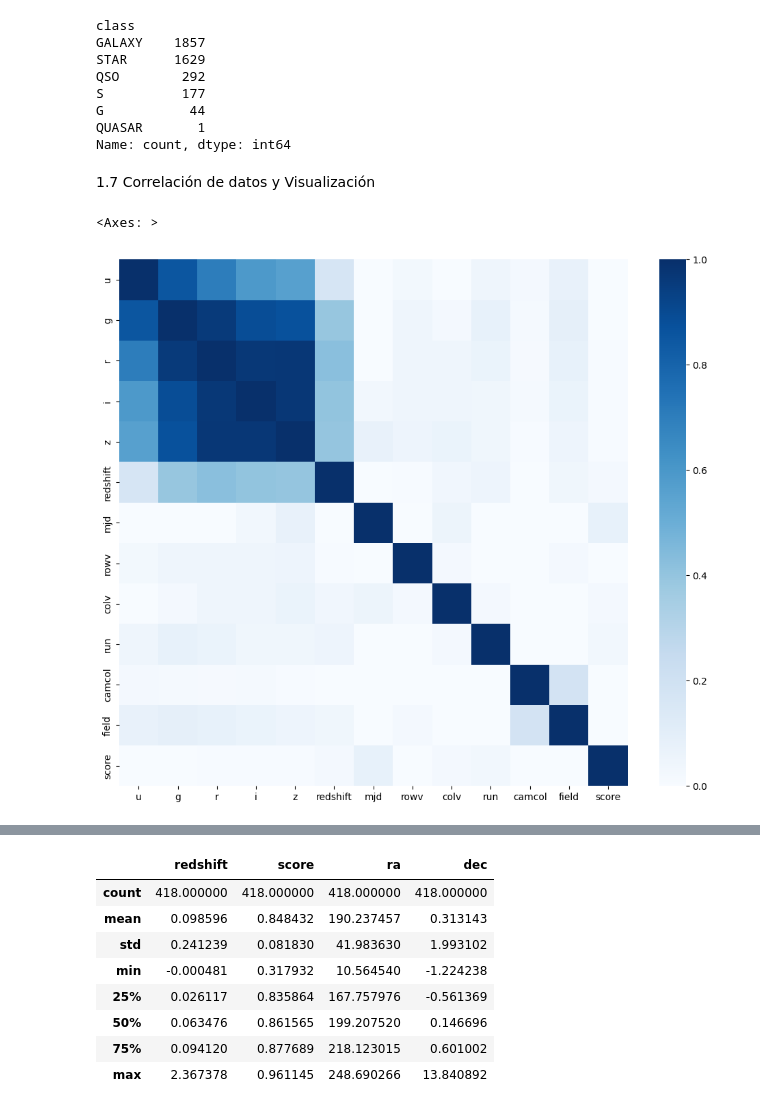
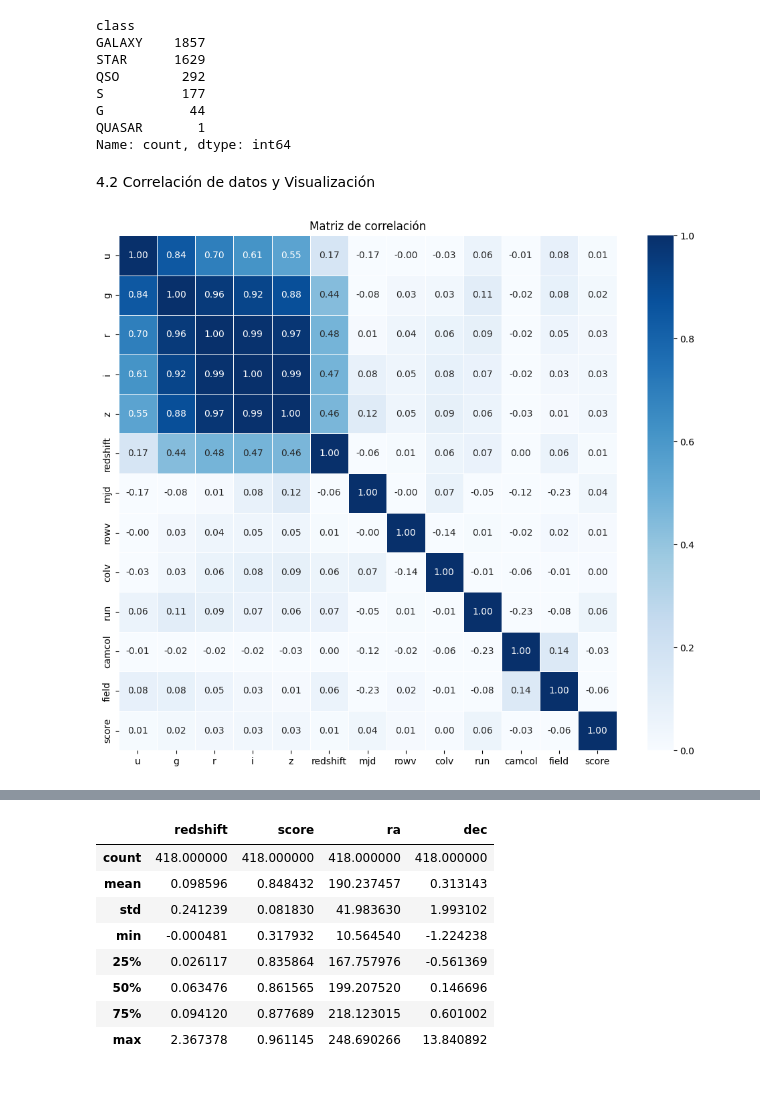
Before and after one commit to Paulina-A-V/Laboratorio, a Jupyter notebook: notebook lab 1.ipynb, the cells around one changed output, grey strips where cells are left out. Drawn from its saved outputs; the diff is of its cells as text; code cells hidden in the pictures.

```diff
--- a/notebook lab 1.ipynb
+++ b/notebook lab 1.ipynb
@@ -164,15 +248,26 @@ G           44
 QUASAR       1
 Name: count, dtype: int64
 # %% [markdown]
-1.7 Correlación de datos y Visualización
+4.2 Correlación de datos y Visualización
-# %%
-#Correlación de intensidad de luz capturada en los diferentes filtros de color
-features = ["u","g","r","i","z","redshift","mjd","rowv","colv", "run","camcol","field","score"]
-plt.figure(figsize=(12, 10))
-sns.heatmap(data[features].corr(), cmap="Blues", vmin=0, vmax=1)
-# %% [output]
-<Axes: >
-[figure, removed]
+# %%
+features = ["u", "g", "r", "i", "z", "redshift", "mjd", "rowv", "colv", "run", "camcol", "field", "score"]
+
+# Verifica si las columnas existen en el DataFrame
+missing_features = [f for f in features if f not in data.columns]
+if missing_features:
+    print(f"Advertencia: Faltan las siguientes columnas en 'data': {missing_features}")
+
+# Generar la matriz de correlación
+corr_matrix = data[features].corr()
+
+# Crear el mapa de calor
+plt.figure(figsize=(12, 10))
+sns.heatmap(corr_matrix, cmap="Blues", vmin=0, vmax=1, annot=True, fmt=".2f", linewidths=0.5)
+
+plt.title("Matriz de correlación")
+plt.show()
+# %% [output]
+[figure, added]
 # %%
 # Visualización de distribución de variables importantes
 plt.figure(figsize=(12, 8))
```
Also changed, not shown: parts of 48 cells of this notebook.
